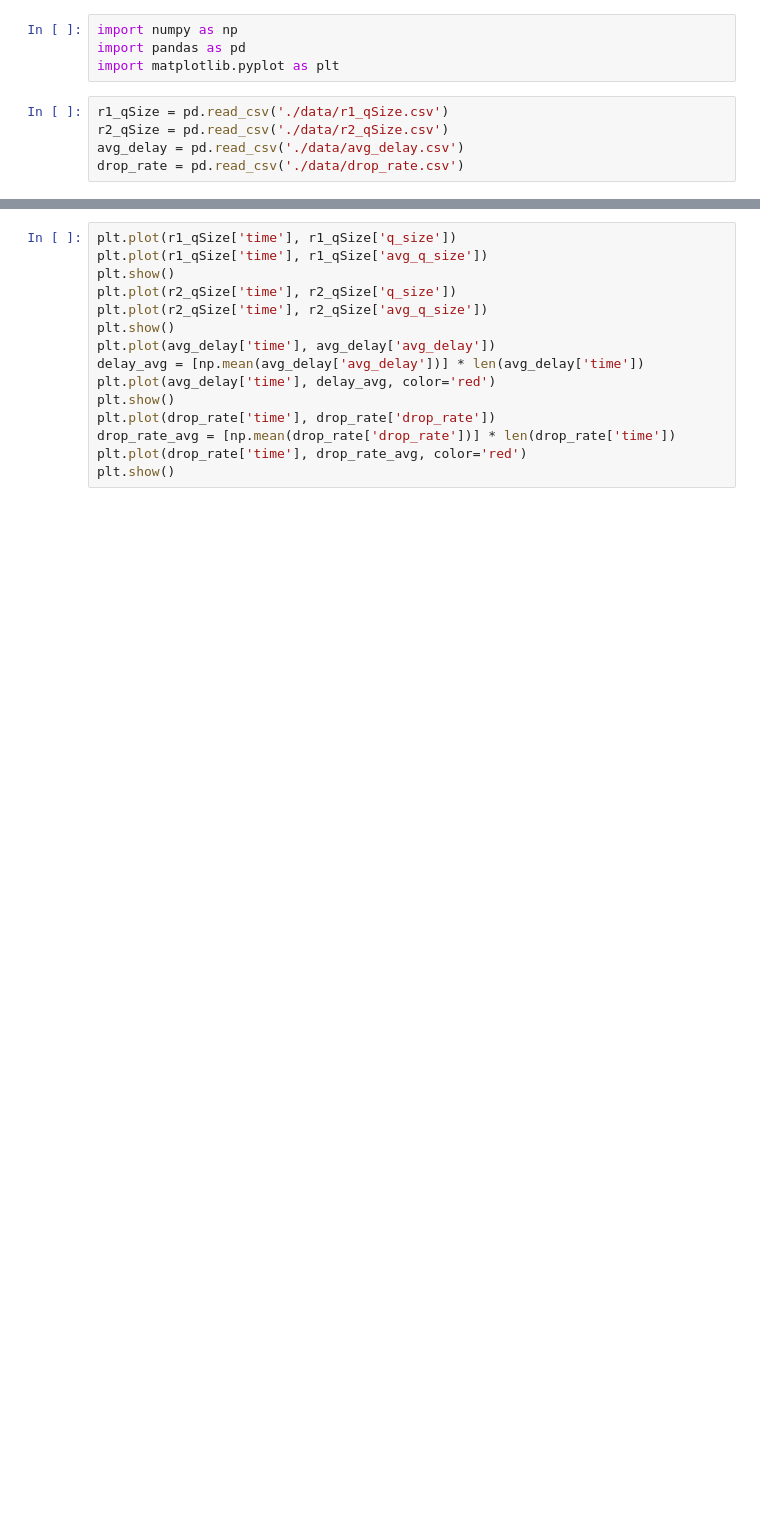
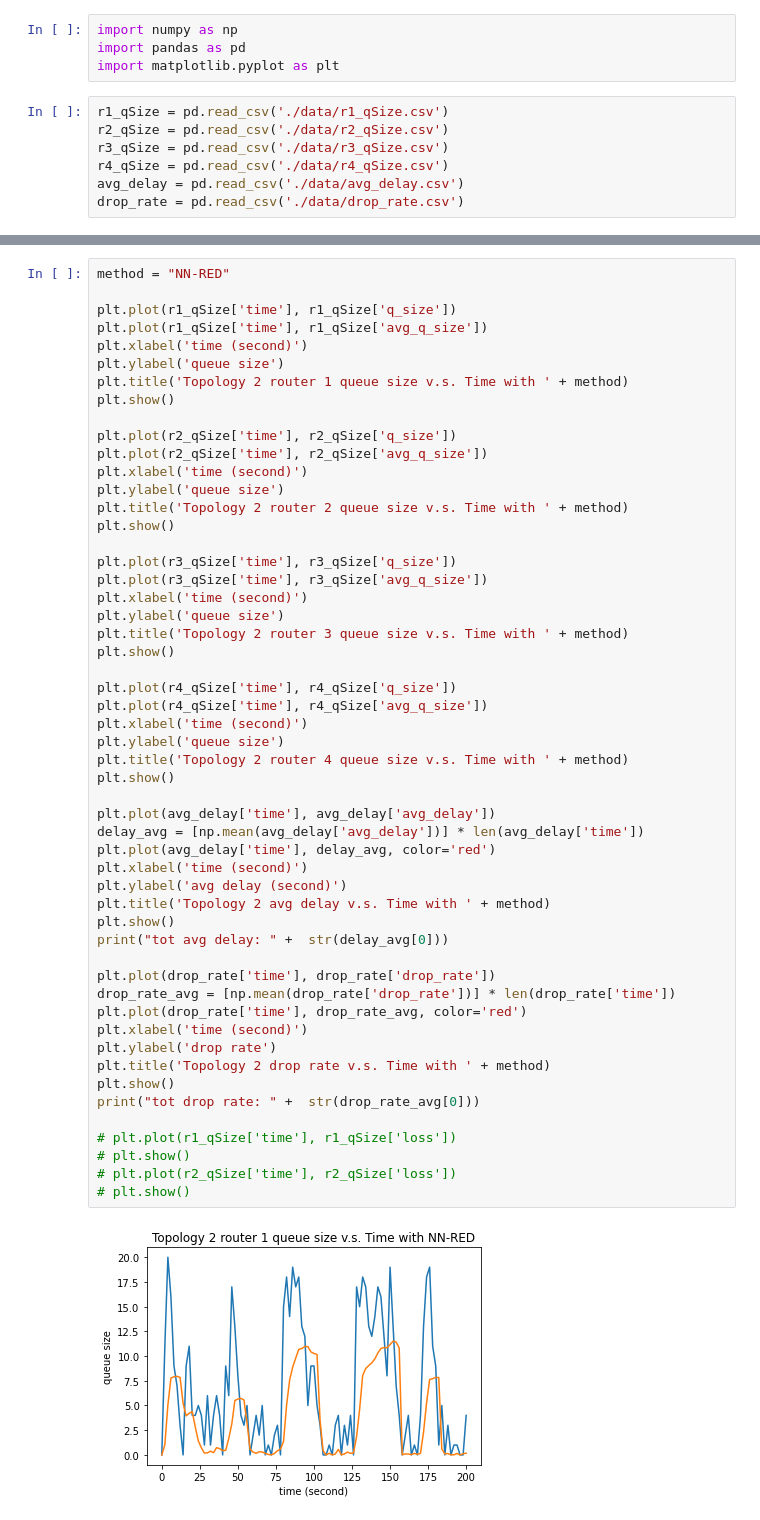
Before and after one commit to x662li/Networks, a Jupyter notebook: Project_Code/data_analysis.ipynb, the cells around one changed output, grey strips where cells are left out. Cells and saved outputs as stored; diff of their text form; blank space fills up the shorter version.

Commit message:
multi-router testing

```diff
--- a/Project_Code/data_analysis.ipynb
+++ b/Project_Code/data_analysis.ipynb
@@ -5,6 +5,8 @@ import matplotlib.pyplot as plt
 # %%
 r1_qSize = pd.read_csv('./data/r1_qSize.csv')
 r2_qSize = pd.read_csv('./data/r2_qSize.csv')
+r3_qSize = pd.read_csv('./data/r3_qSize.csv')
+r4_qSize = pd.read_csv('./data/r4_qSize.csv')
 avg_delay = pd.read_csv('./data/avg_delay.csv')
 drop_rate = pd.read_csv('./data/drop_rate.csv')
 # %%
@@ -12,15 +18,55 @@ r1_qSize.columns, avg_delay.columns, drop_rate.columns
 # %%
+method = "NN-RED"
+
 plt.plot(r1_qSize['time'], r1_qSize['q_size'])
 plt.plot(r1_qSize['time'], r1_qSize['avg_q_size'])
+plt.xlabel('time (second)')
+plt.ylabel('queue size')
+plt.title('Topology 2 router 1 queue size v.s. Time with ' + method)
 plt.show()
+
 plt.plot(r2_qSize['time'], r2_qSize['q_size'])
 plt.plot(r2_qSize['time'], r2_qSize['avg_q_size'])
+plt.xlabel('time (second)')
+plt.ylabel('queue size')
+plt.title('Topology 2 router 2 queue size v.s. Time with ' + method)
 plt.show()
+
+plt.plot(r3_qSize['time'], r3_qSize['q_size'])
+plt.plot(r3_qSize['time'], r3_qSize['avg_q_size'])
+plt.xlabel('time (second)')
+plt.ylabel('queue size')
+plt.title('Topology 2 router 3 queue size v.s. Time with ' + method)
+plt.show()
+
+plt.plot(r4_qSize['time'], r4_qSize['q_size'])
+plt.plot(r4_qSize['time'], r4_qSize['avg_q_size'])
+plt.xlabel('time (second)')
+plt.ylabel('queue size')
+plt.title('Topology 2 router 4 queue size v.s. Time with ' + method)
+plt.show()
+
 plt.plot(avg_delay['time'], avg_delay['avg_delay'])
 delay_avg = [np.mean(avg_delay['avg_delay'])] * len(avg_delay['time'])
 plt.plot(avg_delay['time'], delay_avg, color='red')
+plt.xlabel('time (second)')
+plt.ylabel('avg delay (second)')
+plt.title('Topology 2 avg delay v.s. Time with ' + method)
 plt.show()
+print("tot avg delay: " +  str(delay_avg[0]))
+
 plt.plot(drop_rate['time'], drop_rate['drop_rate'])
 drop_rate_avg = [np.mean(drop_rate['drop_rate'])] * len(drop_rate['time'])
 plt.plot(drop_rate['time'], drop_rate_avg, color='red')
+plt.xlabel('time (second)')
+plt.ylabel('drop rate')
+plt.title('Topology 2 drop rate v.s. Time with ' + method)
 plt.show()
+print("tot drop rate: " +  str(drop_rate_avg[0]))
+
+# plt.plot(r1_qSize['time'], r1_qSize['loss'])
+# plt.show()
+# plt.plot(r2_qSize['time'], r2_qSize['loss'])
+# plt.show()
+# %% [output]
+[figure, added]
```
Also changed, not shown: parts of 4 cells of this notebook, 6 other files.
